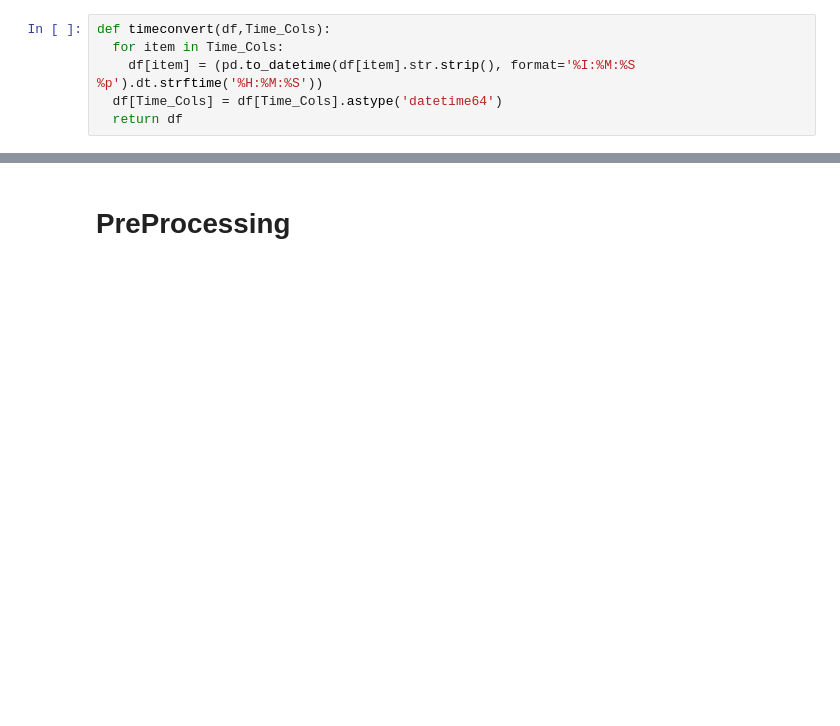
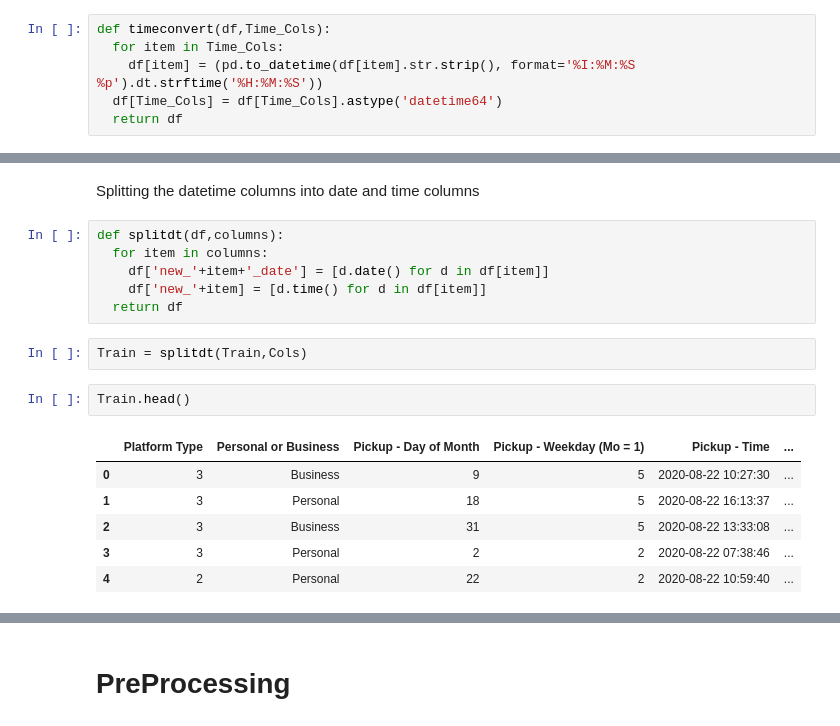
Before and after one commit to MathewNhari/Sendy-Logistics-Challenge, a Jupyter notebook: Sendy_Logistics_Challenge.ipynb, the cells around one changed output, grey strips where cells are left out. Saved outputs shown, nothing was run; the diff lists cells and outputs as text; blank space fills up the shorter version.

Commit message:
Trying tot change the date in new.......date column

```diff
--- a/Sendy_Logistics_Challenge.ipynb
+++ b/Sendy_Logistics_Challenge.ipynb
@@ -160,0 +181,19 @@ Train.head()
+# %% [markdown]
+Splitting the datetime columns into date and time columns
+# %%
+def splitdt(df,columns):
+  for item in columns:
+    df['new_'+item+'_date'] = [d.date() for d in df[item]]
+    df['new_'+item] = [d.time() for d in df[item]]
+  return df
+# %%
+Train = splitdt(Train,Cols)
+# %%
+Train.head()
+# %% [output]
+|  | Platform Type | Personal or Business | Pickup - Day of Month | Pickup - Weekday (Mo = 1) | Pickup - Time | ... |
+| 0 | 3 | Business | 9 | 5 | 2020-08-22 10:27:30 | ... |
+| 1 | 3 | Personal | 18 | 5 | 2020-08-22 16:13:37 | ... |
+| 2 | 3 | Business | 31 | 5 | 2020-08-22 13:33:08 | ... |
+| 3 | 3 | Personal | 2 | 2 | 2020-08-22 07:38:46 | ... |
+| 4 | 2 | Personal | 22 | 2 | 2020-08-22 10:59:40 | ... |
```
Also changed, not shown: parts of 10 cells of this notebook.
